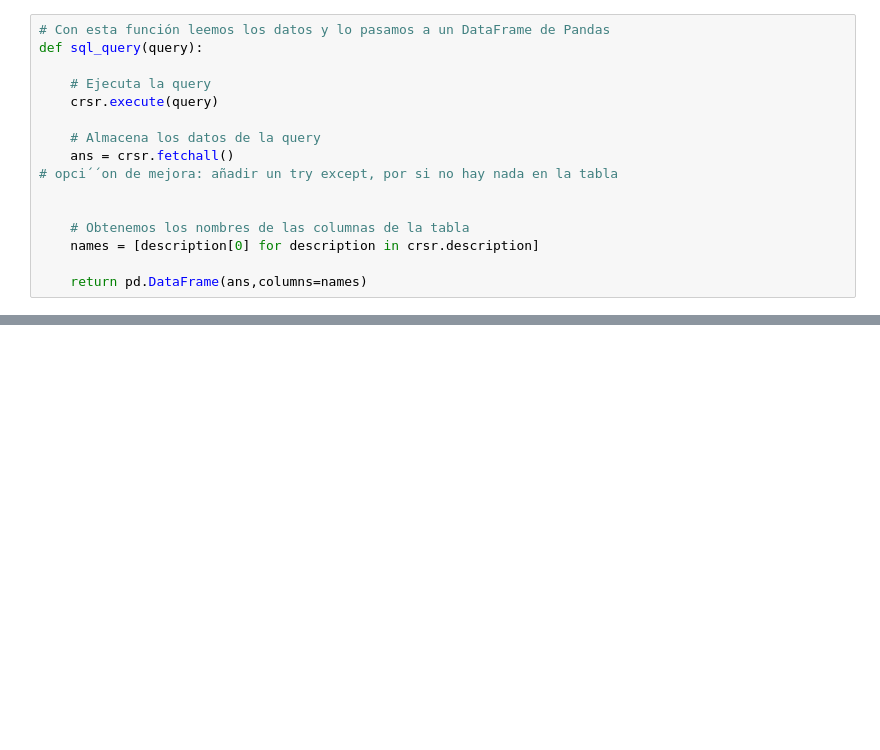
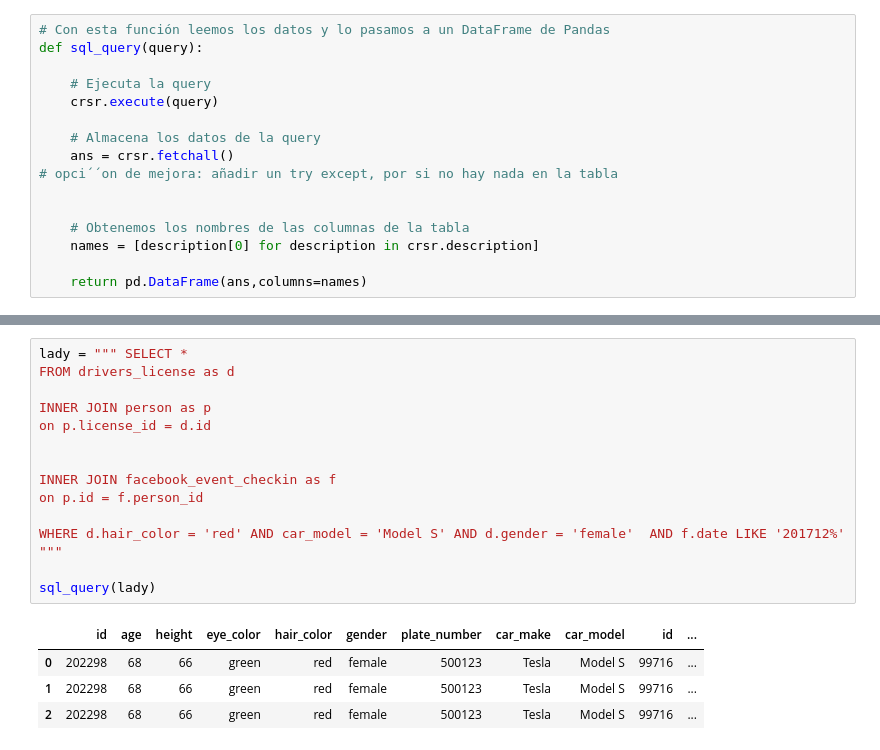
Before and after one commit to LauraGSanchz/DS_PT_09_2023, a Jupyter notebook: Data_Analysis/7-Bases_de_datos/SQL/Ejercicicio_individual_II/murder_game/sql_murder.ipynb, the cells around one changed output, grey strips where cells are left out. Cells and saved outputs as stored; diff of their text form; blank space fills up the shorter version.

```diff
--- a/Data_Analysis/7-Bases_de_datos/SQL/Ejercicicio_individual_II/murder_game/sql_murder.ipynb
+++ b/Data_Analysis/7-Bases_de_datos/SQL/Ejercicicio_individual_II/murder_game/sql_murder.ipynb
@@ -39,0 +142,19 @@ SELECT *
+# %%
+lady = """ SELECT *
+FROM drivers_license as d
+
+INNER JOIN person as p
+on p.license_id = d.id
+
+
+INNER JOIN facebook_event_checkin as f
+on p.id = f.person_id
+
+WHERE d.hair_color = 'red' AND car_model = 'Model S' AND d.gender = 'female'  AND f.date LIKE '201712%' """
+
+sql_query(lady)
+# %% [output]
+|  | id | age | height | eye_color | hair_color | gender | plate_number | car_make | car_model | id | ... |
+| 0 | 202298 | 68 | 66 | green | red | female | 500123 | Tesla | Model S | 99716 | ... |
+| 1 | 202298 | 68 | 66 | green | red | female | 500123 | Tesla | Model S | 99716 | ... |
+| 2 | 202298 | 68 | 66 | green | red | female | 500123 | Tesla | Model S | 99716 | ... |
```
Also changed, not shown: parts of 15 cells of this notebook, 2 other files.
